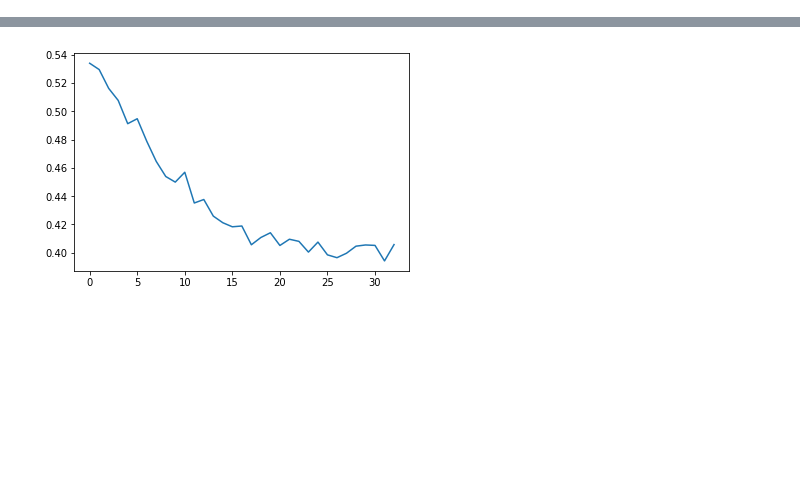
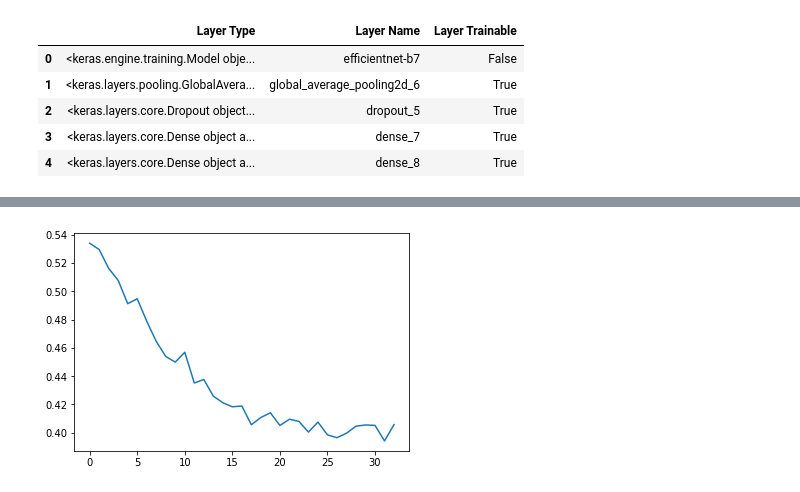
Before and after one commit to jrcicardo/Kaggle-DR-20190905, a Jupyter notebook: Xception.ipynb, the cells around one changed output, grey strips where cells are left out. Cells and saved outputs as stored; diff of their text form; code cells hidden in the pictures; blank space fills up the shorter version.

```diff
--- a/Xception.ipynb
+++ b/Xception.ipynb
@@ -32,0 +54,4 @@ import time
+# %%
+import efficientnet.keras as efn
+
+f7 = efn.EfficientNetB7(include_top = False, weights='imagenet')
@@ -113,11 +142,0 @@ model = keras.models.Model(inputs=xception.input, outputs=predictions)
-# %%
-set_trainable = False
-cnt = 0
-for layer in model.layers:
-    if cnt>130:
-        set_trainable = True
-    if set_trainable:
-        layer.trainable = True
-    else:
-        layer.trainable = False
-    cnt+=1
@@ -124,3 +145,36 @@ for layer in model.layers:
+# %%
+from keras import layers
+def build_model():
+    """
+    A custom implementation of EfficientNetB5
+    for the APTOS 2019 competition
+    (Regression)
+    """
+    model = Sequential()
+    model.add(f7)
+    model.add(layers.GlobalAveragePooling2D())
+    model.add(layers.Dropout(0.5))
+    model.add(layers.Dense(512))
+    model.add(layers.Dense(5, activation='elu'))
+#     model.add(layers.Dense(1, activation="linear"))
+#     print(model.summary())
+    return model
+
+# Initialize model
+model = build_model()
+# %%
+pd.set_option('max_colwidth', -1)
+
+layers = [(layer, layer.name, layer.trainable) for layer in model.layers]
+df_layers = pd.DataFrame(layers, columns=['Layer Type', 'Layer Name', 'Layer Trainable'])
+df_layers
+# %% [output]
+|  | Layer Type | Layer Name | Layer Trainable |
+| 0 | <keras.engine.training.Model obje... | efficientnet-b7 | False |
+| 1 | <keras.layers.pooling.GlobalAvera... | global_average_pooling2d_6 | True |
+| 2 | <keras.layers.core.Dropout object... | dropout_5 | True |
+| 3 | <keras.layers.core.Dense object a... | dense_7 | True |
+| 4 | <keras.layers.core.Dense object a... | dense_8 | True |
 # %%
 # training_generator = BalancedBatchGenerator(X_train, y_train,
 #                                                 batch_size=1000,
```
Also changed, not shown: parts of 12 cells of this notebook, 40 other files.
